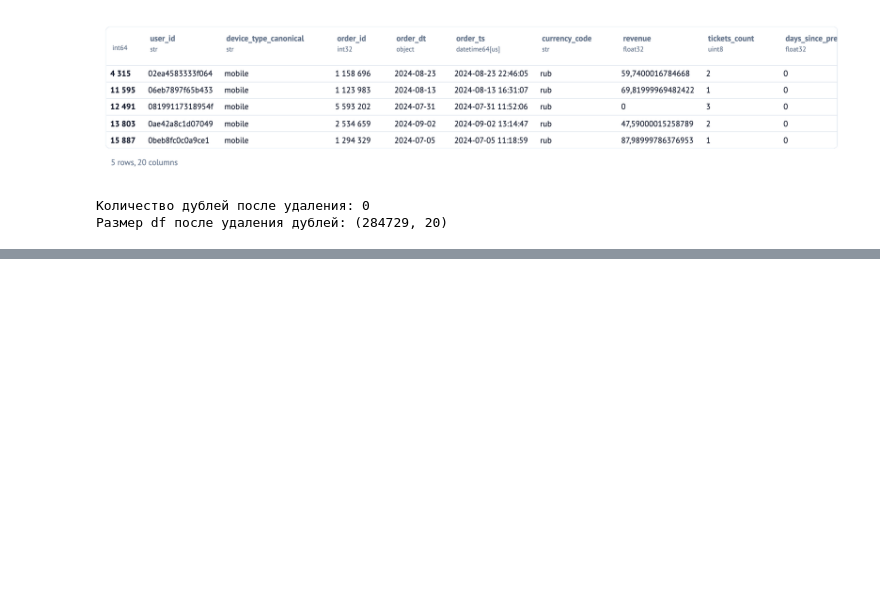
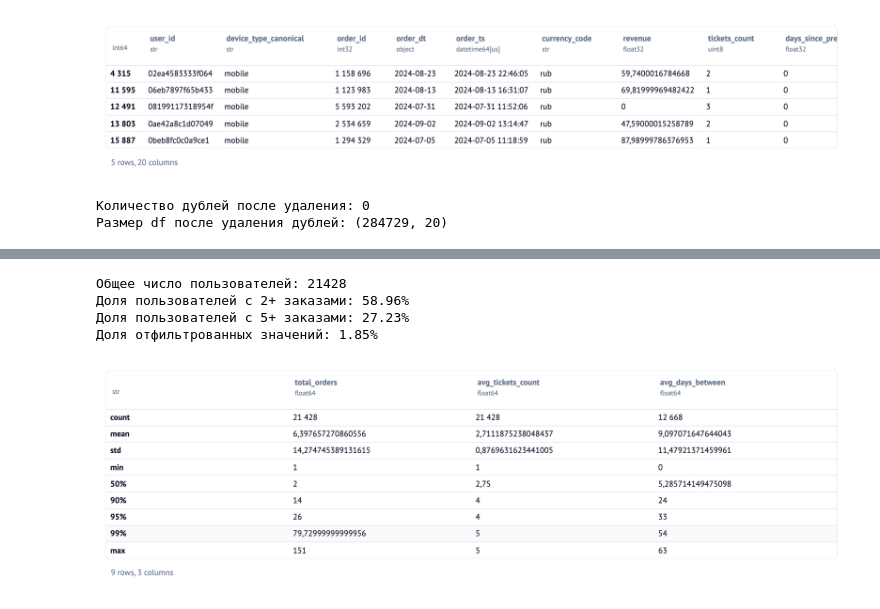
Before and after one commit to achezganov/yandex_afisha_eda, a Jupyter notebook: __marimo__/main.ipynb, the cells around one changed output, grey strips where cells are left out. Saved outputs shown, nothing was run; the diff lists cells and outputs as text; code cells hidden in the pictures; blank space fills up the shorter version.

```diff
--- a/__marimo__/main.ipynb
+++ b/__marimo__/main.ipynb
@@ -452,0 +559,25 @@ print(f"Размер df после удаления дублей: {df.shape}")
+# %%
+# Отфильтруем выбросы
+user_profile_filt = user_profile[
+    (user_profile['total_orders'] <= q_orders_99) &
+    (user_profile['avg_tickets_count'] <= q_tickets_99)
+]
+
+filtered_share = 1 - (len(user_profile_filt) / len(user_profile))
+
+# Пересчитаем статистические значения
+total_users_filt = user_profile_filt.shape[0]
+share_is_two_filt = user_profile_filt['is_two'].mean()
+share_is_five_filt = user_profile_filt['is_five'].mean()
+# %%
+print(f'Общее число пользователей: {total_users_filt}')
+print(f'Доля пользователей с 2+ заказами: {share_is_two_filt:.2%}')
+print(f'Доля пользователей с 5+ заказами: {share_is_five_filt:.2%}')
+print(f'Доля отфильтрованных значений: {filtered_share:.2%}')
+user_profile_filt[cols].describe(percentiles=[.5, .9, .95, .99])
+# %% [output]
+Общее число пользователей: 21428
+Доля пользователей с 2+ заказами: 58.96%
+Доля пользователей с 5+ заказами: 27.23%
+Доля отфильтрованных значений: 1.85%
+[figure, added]
```
Also changed, not shown: parts of 11 cells of this notebook, 1 other file.
